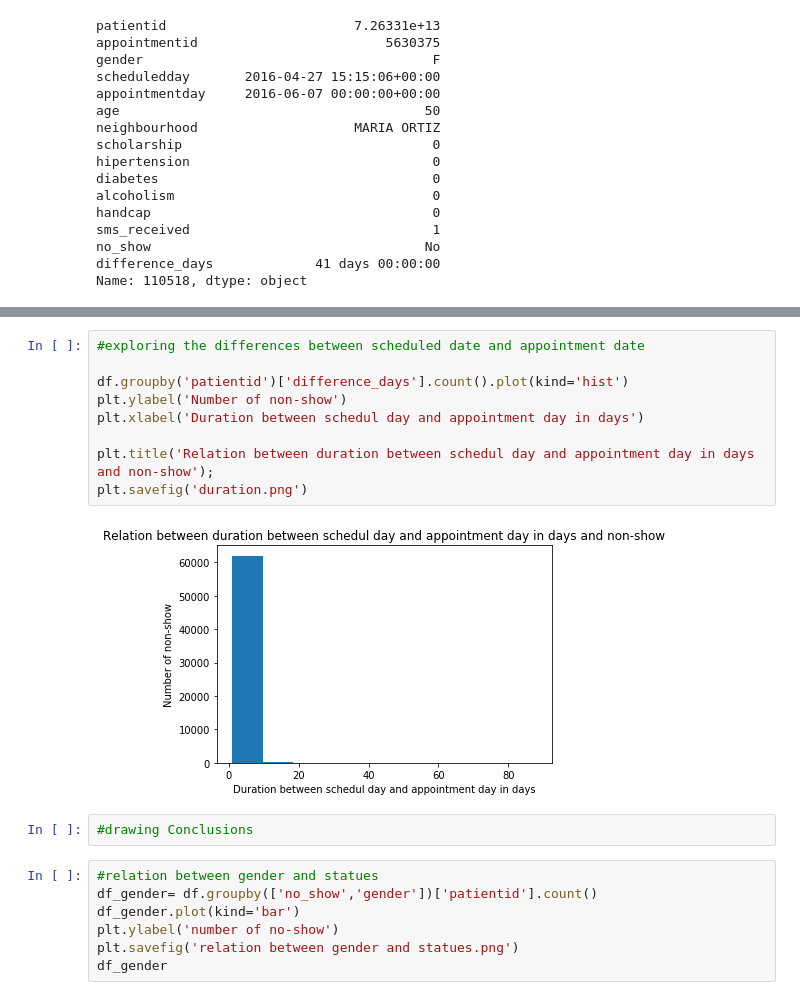
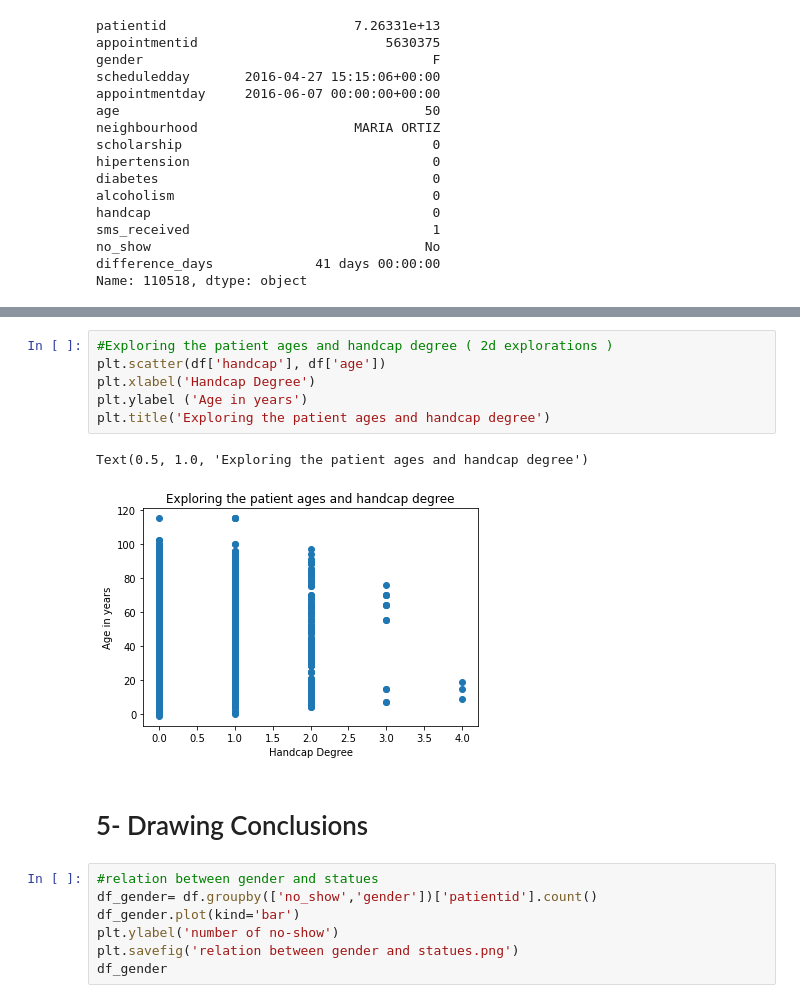
Before and after one commit to AyatElnemer/analysis-no-show-appointment-data, a Jupyter notebook: no show data set.ipynb, the cells around one changed output, grey strips where cells are left out. Saved outputs shown, nothing was run; the diff lists cells and outputs as text.

```diff
--- a/no show data set.ipynb
+++ b/no show data set.ipynb
@@ -196,16 +249,14 @@ df['age'].plot(kind='hist')
-# %%
-#exploring the differences between scheduled date and appointment date
-
-df.groupby('patientid')['difference_days'].count().plot(kind='hist')
-plt.ylabel('Number of non-show')
-plt.xlabel('Duration between schedul day and appointment day in days')
-
-plt.title('Relation between duration between schedul day and appointment day in days and non-show');
-plt.savefig('duration.png')
-# %% [output]
-[figure, removed]
-# %%
-#drawing Conclusions
+# %%
+#Exploring the patient ages and handcap degree ( 2d explorations )
+plt.scatter(df['handcap'], df['age'])
+plt.xlabel('Handcap Degree')
+plt.ylabel ('Age in years')
+plt.title('Exploring the patient ages and handcap degree')
+# %% [output]
+Text(0.5, 1.0, 'Exploring the patient ages and handcap degree')
+[figure, added]
+# %% [markdown]
+# 5- Drawing Conclusions
 # %%
 #relation between gender and statues
 df_gender= df.groupby(['no_show','gender'])['patientid'].count()
```
Also changed, not shown: parts of 50 cells of this notebook, 1 other file.
